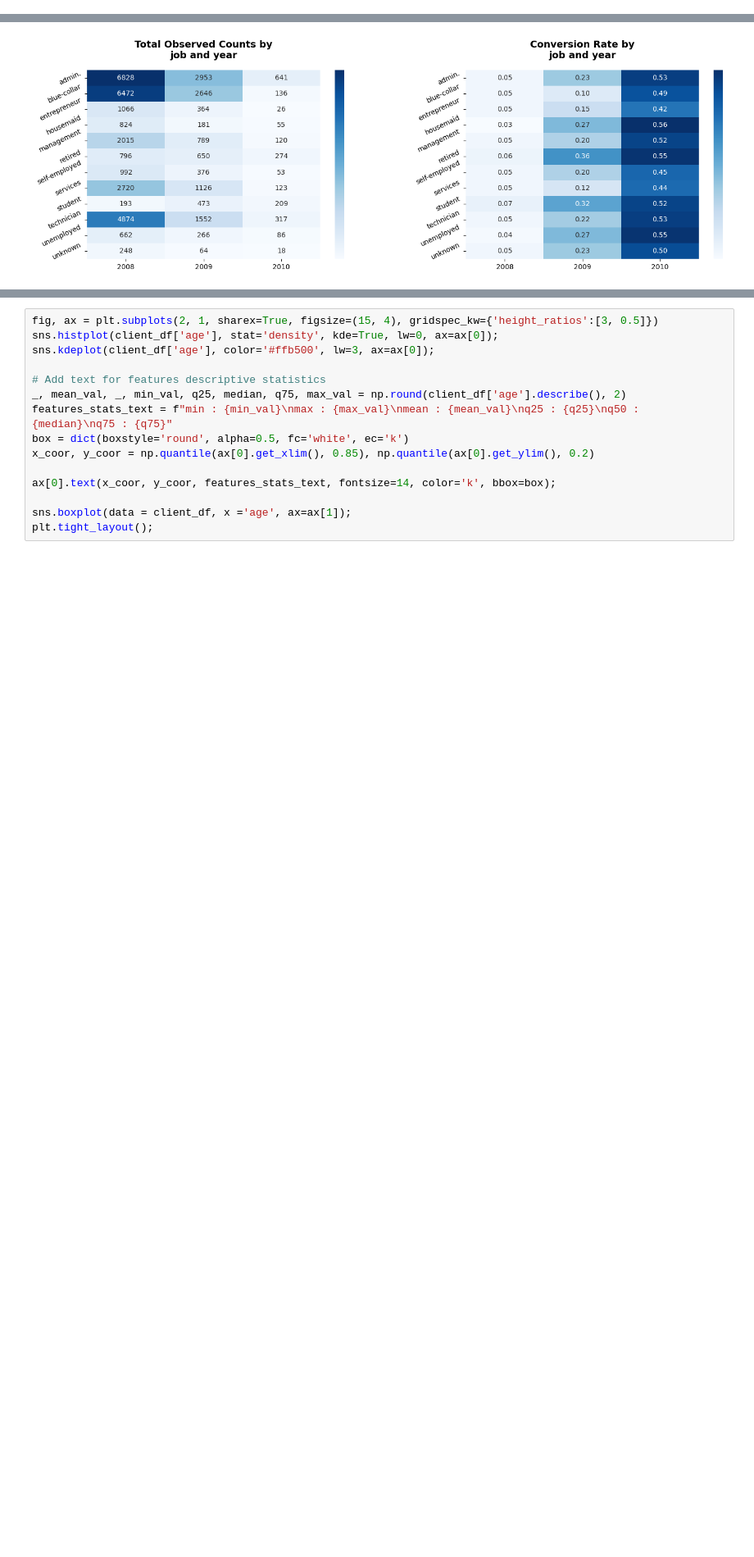
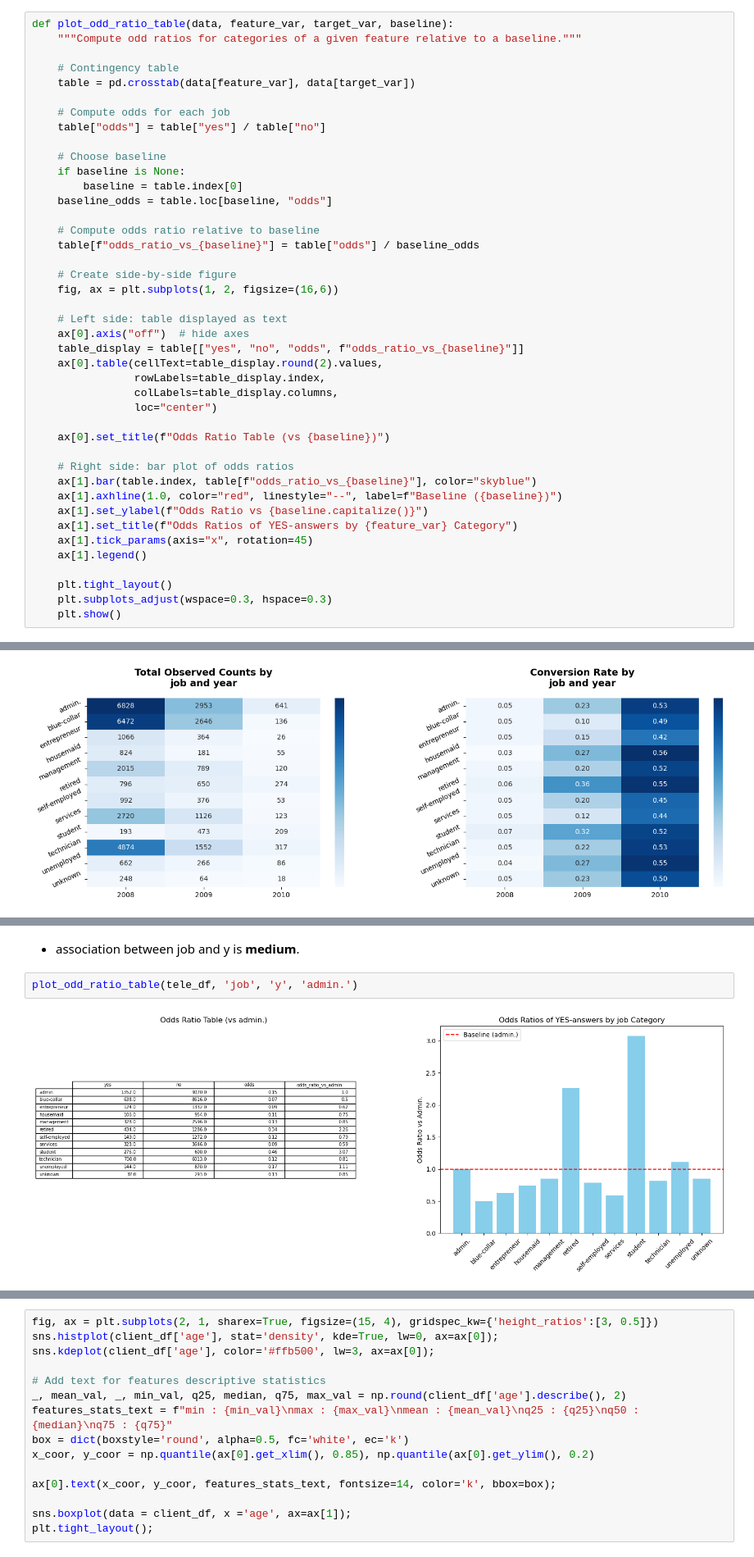
Before and after one commit to annugit1655/Bank-TeleMarketing, a Jupyter notebook: notebooks/bank-client-eda-term-deposit.ipynb, the cells around one changed output, grey strips where cells are left out. Shown at 82% size. Drawn from its saved outputs; the diff is of its cells as text; blank space fills up the shorter version.

```diff
--- a/notebooks/bank-client-eda-term-deposit.ipynb
+++ b/notebooks/bank-client-eda-term-deposit.ipynb
@@ -288,3 +342,45 @@ def plot_heatmap_bivariate_analysis(df, var1, var2, y_binary):
+# %%
+def plot_odd_ratio_table(data, feature_var, target_var, baseline):
+    """Compute odd ratios for categories of a given feature relative to a baseline."""
+
+    # Contingency table
+    table = pd.crosstab(data[feature_var], data[target_var])
+
+    # Compute odds for each job
+    table["odds"] = table["yes"] / table["no"]
+
+    # Choose baseline
+    if baseline is None:
+        baseline = table.index[0]
+    baseline_odds = table.loc[baseline, "odds"]
+
+    # Compute odds ratio relative to baseline
+    table[f"odds_ratio_vs_{baseline}"] = table["odds"] / baseline_odds
+
+    # Create side-by-side figure
+    fig, ax = plt.subplots(1, 2, figsize=(16,6))
+
+    # Left side: table displayed as text
+    ax[0].axis("off")  # hide axes
+    table_display = table[["yes", "no", "odds", f"odds_ratio_vs_{baseline}"]]
+    ax[0].table(cellText=table_display.round(2).values,
+                rowLabels=table_display.index,
+                colLabels=table_display.columns,
+                loc="center")
+
+    ax[0].set_title(f"Odds Ratio Table (vs {baseline})")
+
+    # Right side: bar plot of odds ratios
+    ax[1].bar(table.index, table[f"odds_ratio_vs_{baseline}"], color="skyblue")
+    ax[1].axhline(1.0, color="red", linestyle="--", label=f"Baseline ({baseline})")
+    ax[1].set_ylabel(f"Odds Ratio vs {baseline.capitalize()}")
+    ax[1].set_title(f"Odds Ratios of YES-answers by {feature_var} Category")
+    ax[1].tick_params(axis="x", rotation=45)
+    ax[1].legend()
+
+    plt.tight_layout()
+    plt.subplots_adjust(wspace=0.3, hspace=0.3)
+    plt.show()
 # %% [markdown]
 **Dimension : `job`**
 # %%
@@ -299,0 +415,6 @@ total_df, yes_df, fig = plot_heatmap_bivariate_analysis(tele_df, 'job', 'year',
+# %% [markdown]
+- association between job and y is **medium**.
+# %%
+plot_odd_ratio_table(tele_df, 'job', 'y', 'admin.')
+# %% [output]
+[figure, added]
```
Also changed, not shown: parts of 10 cells of this notebook.
